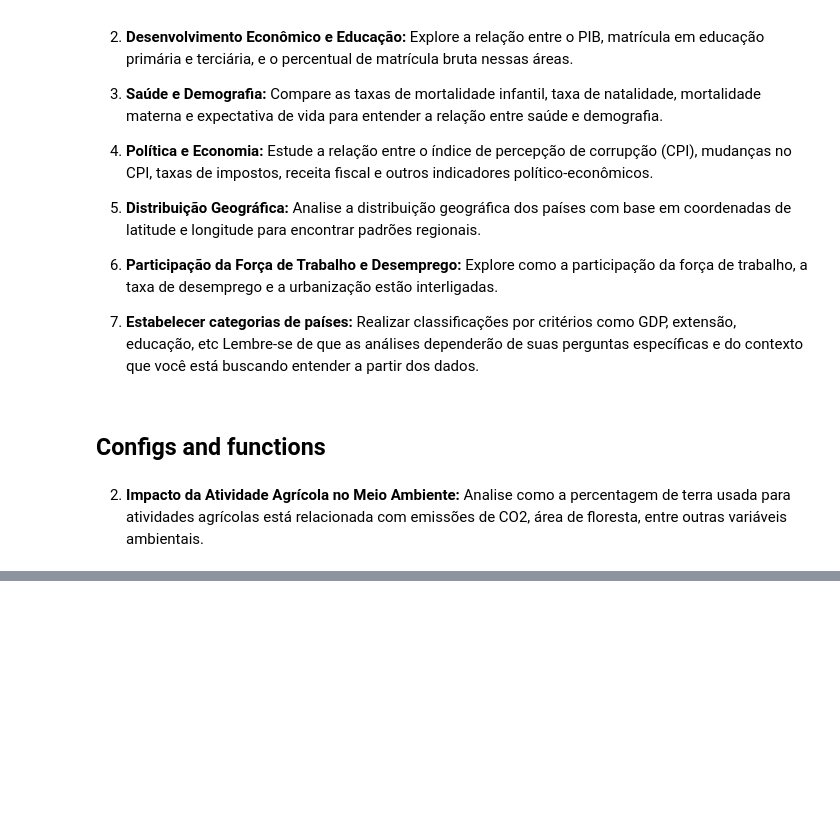
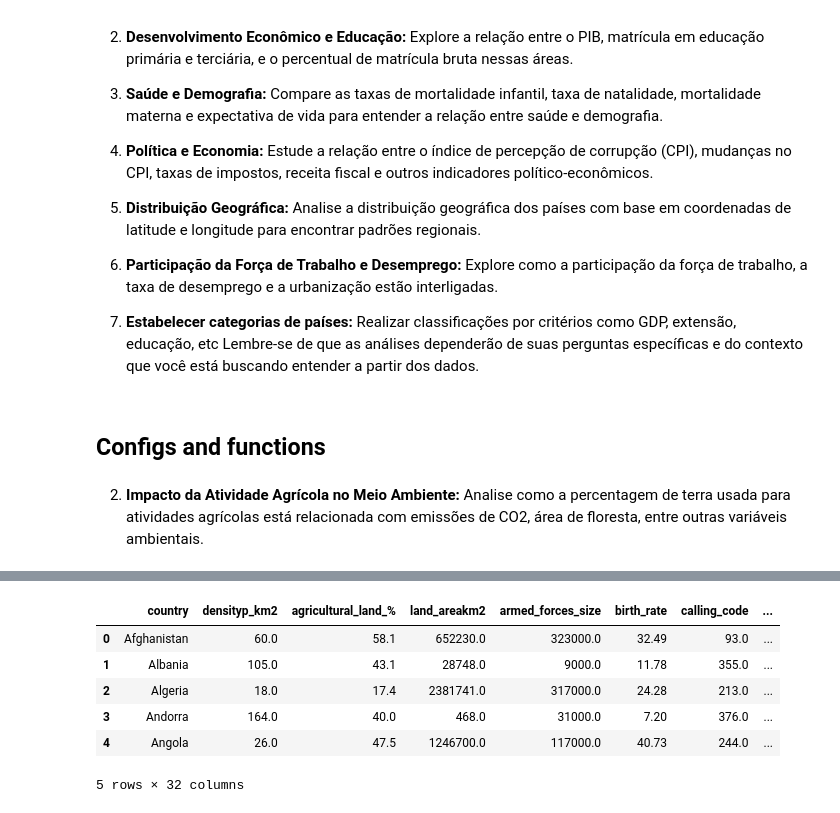
Before and after one commit to pveinberg/Curso_DataScience_Minsait, a Jupyter notebook: Notebooks/Aula03/novas-questoes.ipynb, the cells around one changed output, grey strips where cells are left out. Saved outputs shown, nothing was run; the diff lists cells and outputs as text; code cells hidden in the pictures; blank space fills up the shorter version.

```diff
--- a/Notebooks/Aula03/novas-questoes.ipynb
+++ b/Notebooks/Aula03/novas-questoes.ipynb
@@ -95 +101,11 @@ for orientacao in [0, 1]:
+# %%
+data.head()
+# %% [output]
+|  | country | densityp_km2 | agricultural_land_% | land_areakm2 | armed_forces_size | birth_rate | calling_code | ... |
+| 0 | Afghanistan | 60.0 | 58.1 | 652230.0 | 323000.0 | 32.49 | 93.0 | ... |
+| 1 | Albania | 105.0 | 43.1 | 28748.0 | 9000.0 | 11.78 | 355.0 | ... |
+| 2 | Algeria | 18.0 | 17.4 | 2381741.0 | 317000.0 | 24.28 | 213.0 | ... |
+| 3 | Andorra | 164.0 | 40.0 | 468.0 | 31000.0 | 7.20 | 376.0 | ... |
+| 4 | Angola | 26.0 | 47.5 | 1246700.0 | 117000.0 | 40.73 | 244.0 | ... |
+5 rows × 32 columns
 # %%
```
Also changed, not shown: parts of 4 cells of this notebook.
